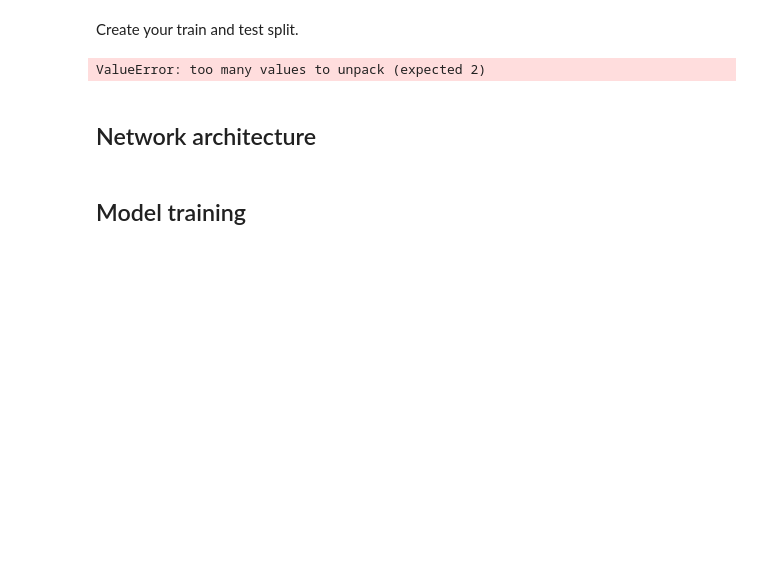
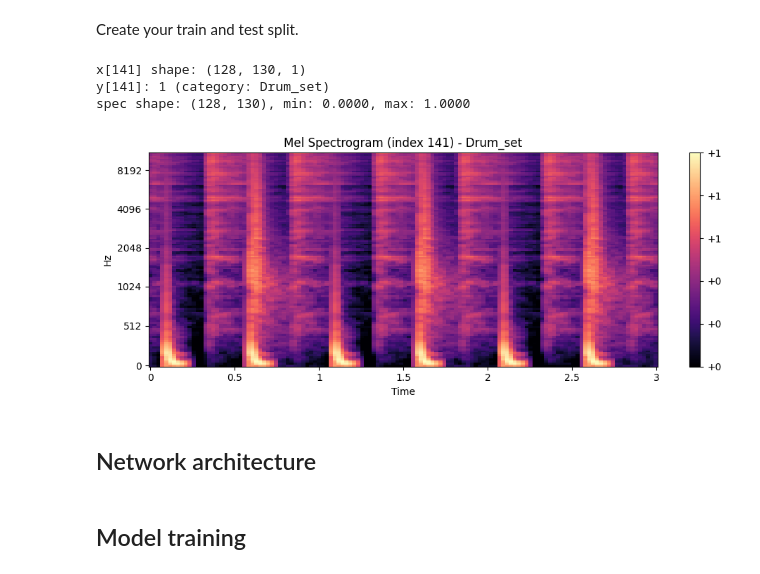
Before and after one commit to pedmur/AIS7, a Jupyter notebook: FinalAssignment/FinalFantasy(semester)VII.ipynb, the cells around one changed output. Drawn from its saved outputs; the diff is of its cells as text; code cells hidden in the pictures; blank space fills up the shorter version.

```diff
--- a/FinalAssignment/FinalFantasy(semester)VII.ipynb
+++ b/FinalAssignment/FinalFantasy(semester)VII.ipynb
@@ -135,20 +147,41 @@ Create your train and test split.
 # %%
 x = [] #Images
 y = [] #Labels
 
-for features, label in dataset:
-    x.append(features)  #Place all images in x
+for spectrogram, label, samplerate in dataset:
+    x.append(spectrogram)  #Place all images in x
     y.append(label)     #Place all labels in y
 
-x = np.array(x).reshape(-1, IMG_SIZE, IMG_SIZE, 1)
+x = np.array(x)
 y = np.array(y)
+
+##### Sanity check #####
+# Print one example from x and y and visualize it
+idx = 141
+print(f"x[{idx}] shape: {x[idx].shape}")
+print(f"y[{idx}]: {y[idx]} (category: {CATEGORIES[y[idx]]})")
+
+# Remove batch and channel dimensions and show stats
+spec = np.squeeze(x[idx])  # shape -> (n_mels, time_steps)
+print(f"spec shape: {spec.shape}, min: {spec.min():.4f}, max: {spec.max():.4f}")
+
+plt.figure(figsize=(10, 4))
+librosa.display.specshow(spec, x_axis="time", y_axis="mel", sr=dataset[idx][2])
+plt.colorbar(format="%+2.0f")
+plt.title(f"Mel Spectrogram (index {idx}) - {CATEGORIES[y[idx]]}")
+plt.tight_layout()
+plt.show()
+########################
 
 # We have to split the data for testing
 from sklearn.model_selection import train_test_split
 
 x_train, x_test, y_train, y_test = train_test_split(x, y, test_size=0.1, random_state=42)
 # %% [output]
-ValueError: too many values to unpack (expected 2)
+x[141] shape: (128, 130, 1)
+y[141]: 1 (category: Drum_set)
+spec shape: (128, 130), min: 0.0000, max: 1.0000
+[figure, added]
 # %% [markdown]
 ## Network architecture
 # %% [markdown]
```
Also changed, not shown: parts of 10 cells of this notebook.
